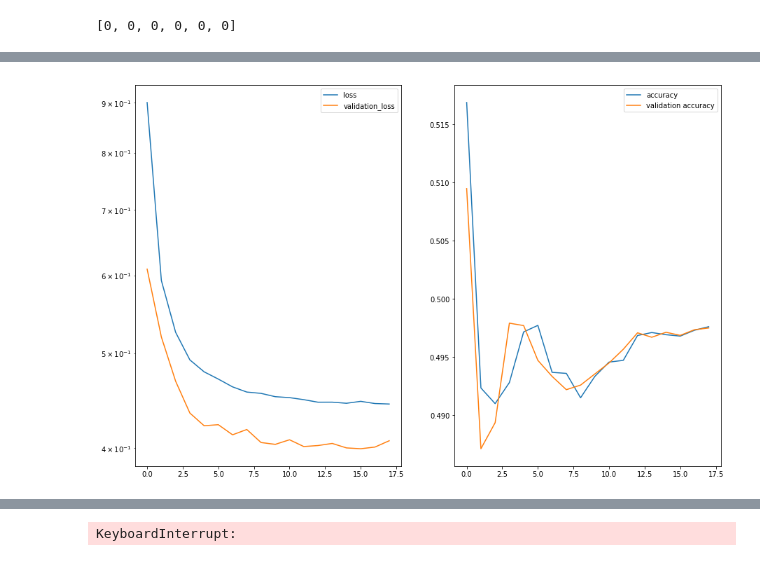
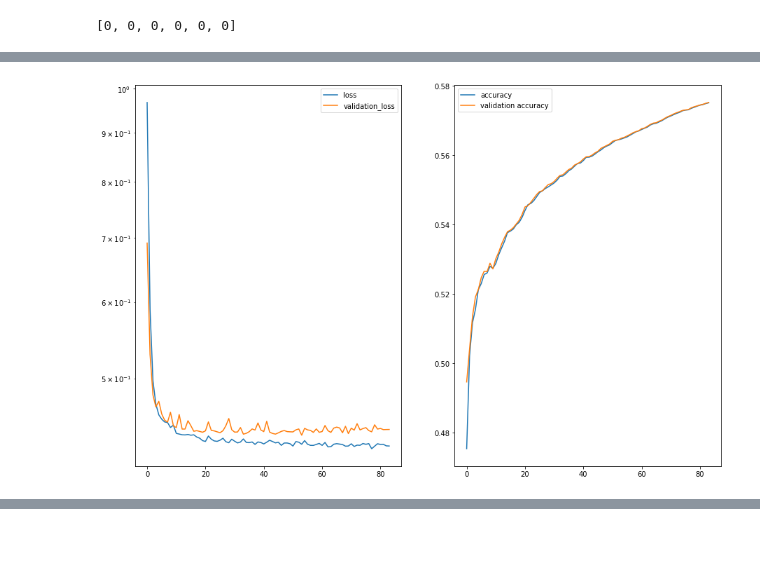
Before and after one commit to glebvk85/competitions, a Jupyter notebook: mlbootcamp/telecom_data_camp/last-model.ipynb, the cells around one changed output, grey strips where cells are left out. Cells and saved outputs as stored; diff of their text form; code cells hidden in the pictures.

```diff
--- a/mlbootcamp/telecom_data_camp/last-model.ipynb
+++ b/mlbootcamp/telecom_data_camp/last-model.ipynb
@@ -154,0 +162,2 @@ target_columns_2g
+# %%
+subs_bs_consumption['month'] = subs_bs_consumption['MON'].apply(lambda x:datetime.strptime(x, '%d.%m').month)
@@ -322,7 +371,7 @@ def get_subs_features(year, month, fix_month, day, sk_id):
     if data.shape[0] == 1:
         return columns, data[columns].values[0].tolist()
     else:
-        return columns, np.zeros(len(columns))
+        return columns, list(np.zeros(len(columns)))
 # %%
 # for dnn
 table = []
@@ -384,5 +470,5 @@ data.shape
 # %%
-count_days = 60
+count_days = 30
 # %%
 table2 = get_cells_data(user_data_session, mx_data, list(subs_csi['SK_ID']), list(subs_csi['CONTACT_DATE'].apply(lambda x:datetime.strptime(x, '%d.%m').date())), count_days)
 # %%
@@ -440,13 +526,16 @@ def auc(y_true, y_pred):
 def create_dnn_model():
     #build Keras model
 
+    dropout = 0.2
+
     x1_input = Input(shape=X_train_1.shape[1:], dtype='float32')
 
-    x1_layer = Conv1D(32, 3, activation='relu')(x1_input)
-    x1_layer = MaxPooling1D(3)(x1_layer)
-    x1_layer = Conv1D(32, 3, activation='relu')(x1_layer)
+    #x1_layer = Conv1D(128, 3, activation='relu')(x1_input)
+    #x1_layer = MaxPooling1D(3)(x1_layer)
+    #x1_layer = Conv1D(128, 3, activation='relu')(x1_layer)
     #x1_layer = GlobalMaxPooling1D()(x1_layer)
-    x1_layer = GRU(16, dropout=0.2, recurrent_dropout=0.2, activation='relu', kernel_regularizer=regularizers.l2(0.001))(x1_layer)
+    x1_layer = GRU(128, dropout=dropout, recurrent_dropout=dropout, return_sequences=True, activation='relu', kernel_regularizer=regularizers.l2(0.001))(x1_input)
+    x1_layer = GRU(128, dropout=dropout, recurrent_dropout=dropout, activation='relu', kernel_regularizer=regularizers.l2(0.001))(x1_layer)
 
 
     x2_input = Input(shape=X_train_2.shape[1:], dtype='float32')
@@ -456,11 +545,12 @@ def create_dnn_model():
     #x2_layer = GRU(16, dropout=0.2, recurrent_dropout=0.2, return_sequences=True, activation='relu', kernel_regularizer=regularizers.l2(0.005))(x2_layer)
     #x2_layer = LSTM(64, dropout=0.2, recurrent_dropout=0.2, activation='relu', kernel_regularizer=regularizers.l2(0.005))(x2_layer)
 
-    x2_layer = Conv1D(64, 3, activation='relu')(x2_input)
+    x2_layer = Conv1D(96, 3, activation='relu')(x2_input)
     x2_layer = MaxPooling1D(3)(x2_layer)
-    x2_layer = Conv1D(64, 3, activation='relu')(x2_layer)
+    x2_layer = Conv1D(96, 3, activation='relu')(x2_layer)
     #x2_layer = GlobalMaxPooling1D()(x2_layer)
-    x2_layer = GRU(64, dropout=0.2, recurrent_dropout=0.2, activation='relu', kernel_regularizer=regularizers.l2(0.001))(x2_layer)
+    x2_layer = GRU(64, dropout=dropout, recurrent_dropout=dropout, return_sequences=True, activation='relu', kernel_regularizer=regularizers.l2(0.001))(x2_layer)
+    x2_layer = GRU(64, dropout=dropout, recurrent_dropout=dropout, activation='relu', kernel_regularizer=regularizers.l2(0.001))(x2_layer)
 
 
     x3_input = Input(shape=X_train_3.shape[1:], dtype='float32')
@@ -470,17 +560,18 @@ def create_dnn_model():
     #x3_layer = GRU(16, dropout=0.2, recurrent_dropout=0.2, return_sequences=True, activation='relu', kernel_regularizer=regularizers.l2(0.005))(x3_layer)
     #x3_layer = LSTM(64, dropout=0.2, recurrent_dropout=0.2, activation='relu', kernel_regularizer=regularizers.l2(0.005))(x3_layer)
 
-    x3_layer = Conv1D(64, 3, activation='relu')(x3_input)
+    x3_layer = Conv1D(96, 3, activation='relu')(x3_input)
     x3_layer = MaxPooling1D(3)(x3_layer)
-    x3_layer = Conv1D(64, 3, activation='relu')(x3_layer)
+    x3_layer = Conv1D(96, 3, activation='relu')(x3_layer)
     #x3_layer = GlobalMaxPooling1D()(x3_layer)
-    x3_layer = GRU(64, dropout=0.2, recurrent_dropout=0.2, activation='relu', kernel_regularizer=regularizers.l2(0.001))(x3_layer)
+    x3_layer = GRU(64, dropout=dropout, recurrent_dropout=dropout, return_sequences=True, activation='relu', kernel_regularizer=regularizers.l2(0.001))(x3_layer)
+    x3_layer = GRU(64, dropout=dropout, recurrent_dropout=dropout, activation='relu', kernel_regularizer=regularizers.l2(0.001))(x3_layer)
 
     concatenated = concatenate([x1_layer, x2_layer, x3_layer], axis=-1)
 
-    #for i in range(4):
-    #    concatenated = Dropout(0.5)(concatenated)
-    #    concatenated = Dense(512, activation="relu", kernel_initializer="uniform", kernel_regularizer=regularizers.l2(0.001))(concatenated)
+    for i in range(3):
+        #concatenated = Dropout(0.2)(concatenated)
+        concatenated = Dense(128, activation="relu", kernel_initializer="uniform", kernel_regularizer=regularizers.l2(0.001))(concatenated)
 
     preds = Dense(1, activation="sigmoid", kernel_initializer="uniform")(concatenated)
 
@@ -489,10 +580,11 @@ def create_dnn_model():
     return model
 # %%
 count_epochs = 300
-class_weights = compute_class_weight('balanced', np.unique(y_train), y_train)
 model = create_dnn_model()
 early_stopping_monitor = EarlyStopping(patience=30)
-#history = model.fit([np.array(X), np.array(X2), np.array(X3)], np.array(y), batch_size = 64, epochs = count_epochs, verbose=1, validation_split=0.2, class_weight=class_weights, callbacks=[plot,early_stopping_monitor])
-history = model.fit([np.array(X_train_1), np.array(X_train_2), np.array(X_train_3)], np.array(y_train), batch_size = 64, epochs = count_epochs, verbose=1, validation_split=0.2, class_weight=class_weights, callbacks=[plot,early_stopping_monitor])
+class_weights = compute_class_weight('balanced', np.unique(y), y)
+history = model.fit([np.array(X), np.array(X2), np.array(X3)], np.array(y), batch_size = 64, epochs = count_epochs, verbose=1, validation_split=0.2, class_weight=class_weights, callbacks=[plot,early_stopping_monitor])
+#class_weights = compute_class_weight('balanced', np.unique(y_train), y_train)
+#history = model.fit([np.array(X_train_1), np.array(X_train_2), np.array(X_train_3)], np.array(y_train), batch_size = 64, epochs = count_epochs, verbose=1, validation_split=0.2, class_weight=class_weights, callbacks=[plot,early_stopping_monitor])
 # %% [output]
-[figure, old version]
+[figure, new version]
@@ -501,4 +592,3 @@ Epoch 19/300
-KeyboardInterrupt:
 # %%
 send_notify('Complete fit')
 # %%
```
Also changed, not shown: parts of 21 cells of this notebook.
